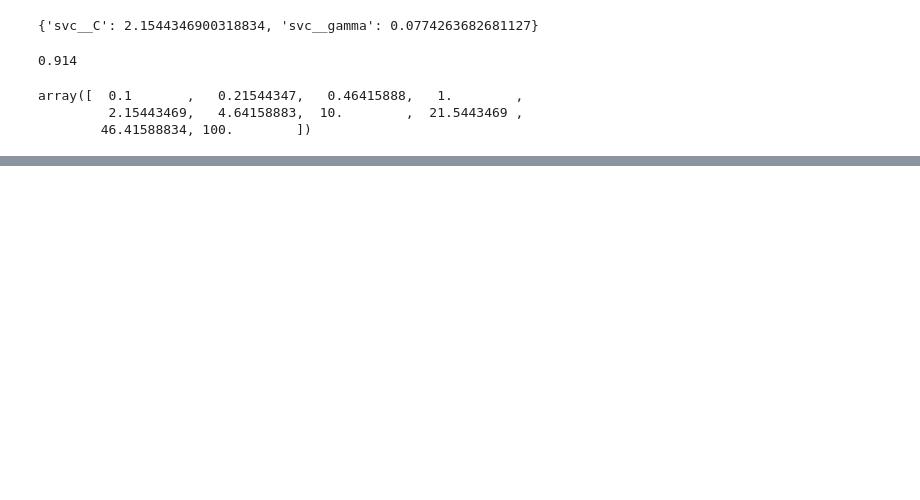
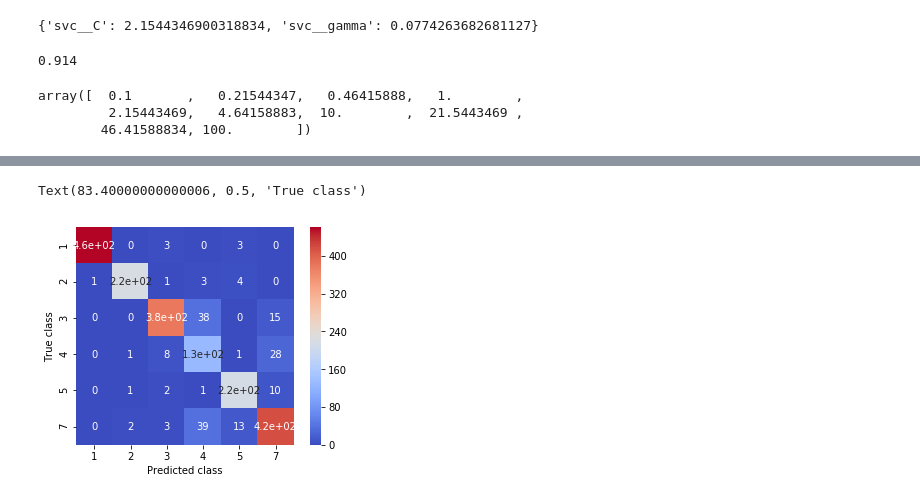
Before and after one commit to piovere/nucnotes, a Jupyter notebook: cosc528/Projects/Project05/03 - Satellite.ipynb, the cells around one changed output, grey strips where cells are left out. Saved outputs shown, nothing was run; the diff lists cells and outputs as text; code cells hidden in the pictures; blank space fills up the shorter version.

```diff
--- a/cosc528/Projects/Project05/03 - Satellite.ipynb
+++ b/cosc528/Projects/Project05/03 - Satellite.ipynb
@@ -113,0 +171,11 @@ very_fine_params = {
+# %%
+labels = [f'{i}' for i in [1,2,3,4,5,7]]
+sns.heatmap(confusion_matrix(gs3.predict(test[xcols]),
+                             test[ycol]),
+            cmap='coolwarm', square=True, annot=True,
+            xticklabels=labels, yticklabels=labels)
+plt.xlabel("Predicted class")
+plt.ylabel("True class")
+# %% [output]
+Text(83.40000000000006, 0.5, 'True class')
+[figure, added]
```
Also changed, not shown: parts of 17 cells of this notebook.
